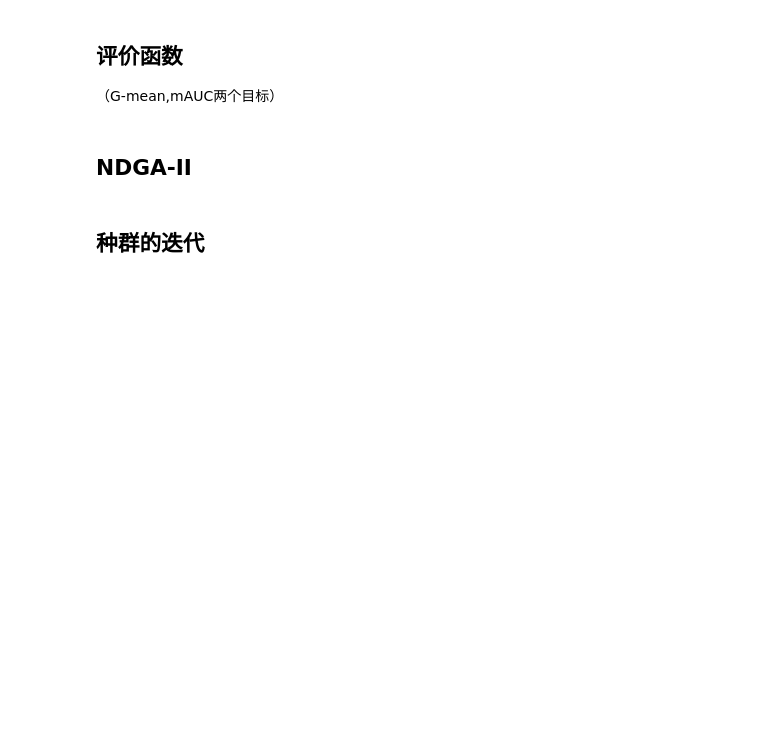
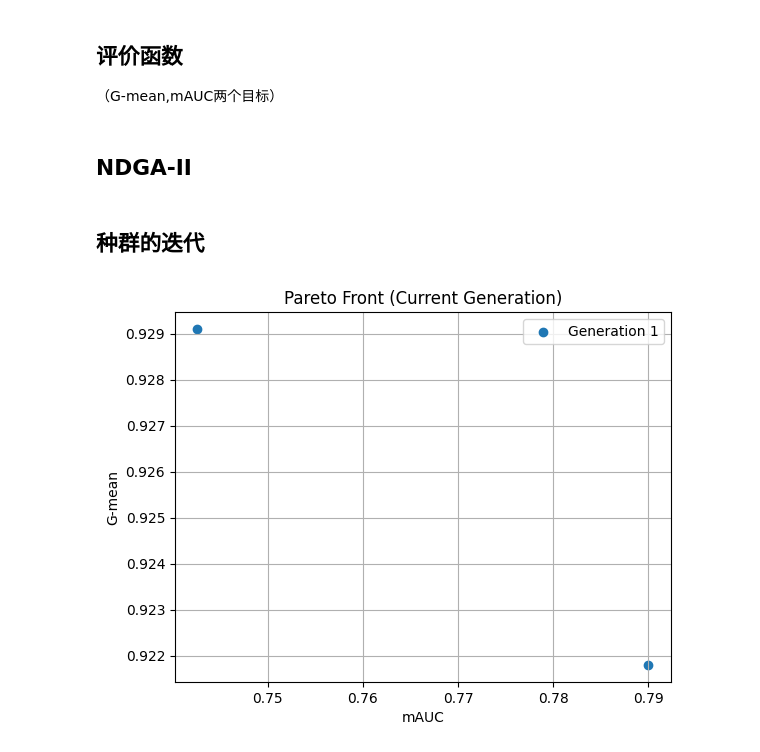
Before and after one commit to zhaishichao/InstanceSelection, a Jupyter notebook: instance_selection/sample/NoS.ipynb, the cells around one changed output. Drawn from its saved outputs; the diff is of its cells as text; code cells hidden in the pictures; blank space fills up the shorter version.

```diff
--- a/instance_selection/sample/NoS.ipynb
+++ b/instance_selection/sample/NoS.ipynb
@@ -203,36 +281,30 @@ init_mlp = MLPClassifier(hidden_layer_sizes=(15,), max_iter=500, random_state=42
 # %% [markdown]
 ## 种群的迭代
 # %%
-
 def main(seed=None):
     random.seed(seed)
 
     NGEN = 30  # 迭代次数
-    MU = 40  # 种群数量
+    POPSIZE = 40  # 种群数量
     CXPB = 1.0  # 交叉因子/交叉率
     MR = 0.2  # 突变因子/突变率
+    SIMILAR = 0.85
 
-    ####################################迭代过程的记录###########################
+    ####################################迭代过程的记录#############################
     stats = tools.Statistics(lambda ind: ind.fitness.values)
-    # stats.register("avg", numpy.mean, axis=0)
-    # stats.register("std", numpy.std, axis=0)
-    stats.register("min", numpy.min, axis=0)
-    stats.register("max", numpy.max, axis=0)
     logbook = tools.Logbook()
-    logbook.header = "gen", "evals", "min", "max"
-
+    logbook.header = "gen", "evals", "fronts", "duplicates"
     ####################################种群的初始化###########################
-    pop = toolbox.population(n=MU)
-
+    pop = toolbox.population(n=POPSIZE)
     ####################################计算初始种群的适应度###########################
     ensembles = []  # 当前每个个体对应的mlp模型
-    base_estimators = []  # 基学习器
     save_ensembles = []  # 存储每个个体对应的mlp模型
     pop_x_sub = []  # 当前每个个体的实例选择的特征数据
     pop_y_sub = []  # 当前每个个体对应的实例选择的lable
+    duplicates = []
     # 对于每个个体都训练得到一个mlp模型
     for i in range(len(pop)):
-        mlp = MLPClassifier(hidden_layer_sizes=(20,), max_iter=800, random_state=42)
+        mlp = MLPClassifier(hidden_layer_sizes=(15,), max_iter=500, random_state=42)
         x_sub, y_sub = get_subset(pop[i])
         mlp.fit(x_sub, y_sub)
         ensembles.append(mlp)
@@ -246,17 +318,15 @@ def main(seed=None):
 
     #################################计算PFC并进行非支配排序#########################################
     # 计算PFC并进行非支配排序 PFC代替拥挤距离
-    pop = toolbox.select(pop, len(pop))
-
-    record = stats.compile(pop)
-    logbook.record(gen=0, evals=len(pop), **record)
-    print(logbook.stream)
-    ####################################种群的迭代###########################
-    for gen in range(1, NGEN):
+    pop, pareto_fronts = toolbox.select(pop, len(pop))
+    # record = stats.compile(pop)
+    # logbook.record(gen=0, evals=len(pop), **record)
+    # print(logbook.stream)
+    ####################################种群的迭代#################################################
+    for gen in range(1, NGEN + 1):
         # 选择
-        offspring = selTournamentDCD(pop, len(pop))
+        offspring = selTournamentDCD(pop, POPSIZE)
         offspring = [toolbox.clone(ind) for ind in offspring]
-
         # 交叉
         for i in range(0, len(offspring) - 1, 2):
             if random.random() <= CXPB:
@@ -265,35 +335,77 @@ def main(seed=None):
             offspring[i] = toolbox.mutate(offspring[i], MR)[0]
             offspring[i + 1] = toolbox.mutate(offspring[i + 1], MR)[0]
             del offspring[i].fitness.values, offspring[i + 1].fitness.values
 
         # 计算新的种群适应度
         ensembles.clear()
         pop_x_sub.clear()
         pop_y_sub.clear()
         for i in range(len(offspring)):
-            mlp = MLPClassifier(hidden_layer_sizes=(20,), max_iter=1000, random_state=42)
+            mlp = MLPClassifier(hidden_layer_sizes=(15,), max_iter=500, random_state=42)
             x_sub, y_sub = get_subset(offspring[i])
             mlp.fit(x_sub, y_sub)
             ensembles.append(mlp)
             pop_x_sub.append(x_sub)
             pop_y_sub.append(y_sub)
             offspring[i].mlp = mlp
         for i in range(len(offspring)):
             offspring[i].fitness.values = toolbox.evaluate(offspring[i])
 
-        # Select the next generation population
-        pop = toolbox.select(pop + offspring, MU)
+        # 种群的合并
+        new_pop = pop + offspring
+
+        # 找到重复个体的索引对
+        duplicates = toolbox.find_duplicates(new_pop, SIMILAR)
+        # 去除对应重复的个体
+        new_pop = toolbox.remove_duplicates(new_pop, duplicates)
+        if len(pop) < POPSIZE:
+            num_add = POPSIZE - len(pop)
+            if num_add % 4 != 0:
+                num_add += (4 - num_add % 4)
+                ind_add = selTournamentDCD(pop, num_add)
+                ###########################################再次进行选择、交叉、突变################################################
+                # 交叉
+                for i in range(0, len(ind_add) - 1, 2):
+                    if random.random() <= CXPB:
+                        ind_add[i], ind_add[i + 1] = toolbox.mate(ind_add[i], ind_add[i + 1])
+                    # 突变
+                    ind_add[i] = toolbox.mutate(ind_add[i], MR)[0]
+                    ind_add[i + 1] = toolbox.mutate(ind_add[i + 1], MR)[0]
+                    del ind_add[i].fitness.values, ind_add[i + 1].fitness.values
+
+                # 计算新的种群适应度
+                ensembles.clear()
+                pop_x_sub.clear()
+                pop_y_sub.clear()
+                for i in range(len(ind_add)):
+                    mlp = MLPClassifier(hidden_layer_sizes=(15,), max_iter=500, random_state=42)
+                    x_sub, y_sub = get_subset(ind_add[i])
+                    mlp.fit(x_sub, y_sub)
+                    ensembles.append(mlp)
+                    pop_x_sub.append(x_sub)
+                    pop_y_sub.append(y_sub)
+                    ind_add[i].mlp = mlp
+                for i in range(len(ind_add)):
+                    ind_add[i].fitness.values = toolbox.evaluate(ind_add[i])
+
+                # 种群的合并
+                pop = new_pop + ind_add
+            ###############################################得到pareto_fronts############################################
+        pop, pareto_fronts = toolbox.select(pop, POPSIZE)
+        plot_front(pareto_fronts[0], gen, title="Pareto Front (Current Generation)")
         record = stats.compile(pop)
-        logbook.record(gen=gen, evals=len(pop), **record)
+        logbook.record(gen=gen, evals=len(pop), fronts=len(pareto_fronts), duplicates=len(duplicates), **record)
         print(logbook.stream)
-    for ind in pop:
+    # 保存第一个等级里的mlp模型进行集成
+    for ind in pareto_fronts[0]:
         save_ensembles.append(ind.mlp)
     return pop, logbook, save_ensembles
 
 
 if __name__ == "__main__":
     pop, stats, ensembles = main()
 
     print("##############################集成分类器的预测结果：################################")
     vote_ensembles(ensembles)
 # %% [output]
+[figure, added]
```
Also changed, not shown: parts of 3 cells of this notebook, 3 other files.
